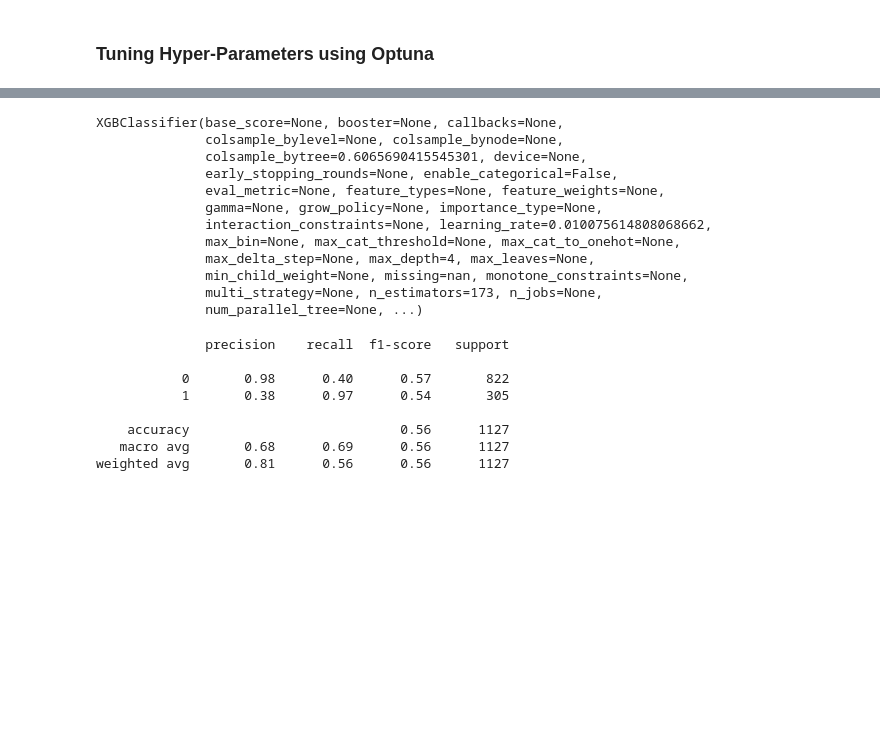
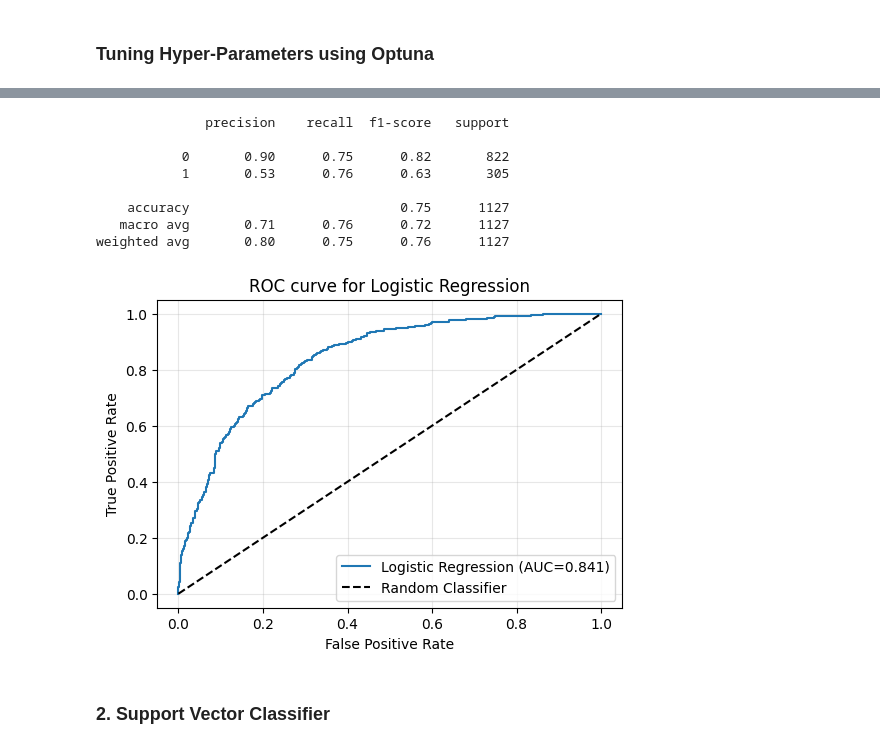
Before and after one commit to ansariafzal-ka/MLOPs-Churn-Prediction, a Jupyter notebook: api/src/notebooks/model_training.ipynb, the cells around one changed output, grey strips where cells are left out. Saved outputs shown, nothing was run; the diff lists cells and outputs as text; code cells hidden in the pictures; blank space fills up the shorter version.

Commit message:
Model Evaluation Completed

```diff
--- a/api/src/notebooks/model_training.ipynb
+++ b/api/src/notebooks/model_training.ipynb
@@ -21,13 +22,10 @@ import optuna
 # %% [markdown]
 ## Configurations
 # %%
-# path for the processed training and testing datasets
+# path for the processed training dataset
 train_data_path = 'C:/Users/ansar/Desktop/Workspace/Personal/MLOPs/Customer Churn Prediction/api/src/notebooks/data/train_processed.csv'
-test_data_path = 'C:/Users/ansar/Desktop/Workspace/Personal/MLOPs/Customer Churn Prediction/api/src/notebooks/data/test_processed.csv'
 
 SPLIT=0.2
 SEED=42
 FOLDS=5
-
-optuna.logging.set_verbosity(optuna.logging.WARNING)
 # %%
@@ -112,29 +147,45 @@ study.optimize(objective, n_trials=50)
 # %%
+# validating the tuned logistic regression model
 best_params = study.best_params
-final_model = XGBClassifier(**best_params, random_state=SEED)
+
+# clean the param names
+if 'l1_ratio_liblinear' in best_params:
+    best_params['l1_ratio'] = best_params.pop('l1_ratio_liblinear')
+
+final_model = LogisticRegression(**best_params, random_state=SEED)
 final_model.fit(X_train_resampled, y_train_resampled)
+
+y_pred = final_model.predict(X_val)
+print(classification_report(y_val, y_pred))
 # %% [output]
-XGBClassifier(base_score=None, booster=None, callbacks=None,
-              colsample_bylevel=None, colsample_bynode=None,
-              colsample_bytree=0.6065690415545301, device=None,
-              early_stopping_rounds=None, enable_categorical=False,
-              eval_metric=None, feature_types=None, feature_weights=None,
-              gamma=None, grow_policy=None, importance_type=None,
-              interaction_constraints=None, learning_rate=0.010075614808068662,
-              max_bin=None, max_cat_threshold=None, max_cat_to_onehot=None,
-              max_delta_step=None, max_depth=4, max_leaves=None,
-              min_child_weight=None, missing=nan, monotone_constraints=None,
-              multi_strategy=None, n_estimators=173, n_jobs=None,
-              num_parallel_tree=None, ...)
+              precision    recall  f1-score   support
+
+           0       0.90      0.75      0.82       822
+           1       0.53      0.76      0.63       305
+
+    accuracy                           0.75      1127
+   macro avg       0.71      0.76      0.72      1127
+weighted avg       0.80      0.75      0.76      1127
-# %%
-y_pred = final_model.predict(X_val)
-print(classification_report(y_val, y_pred))
-# %% [output]
-              precision    recall  f1-score   support
-
-           0       0.98      0.40      0.57       822
-           1       0.38      0.97      0.54       305
-
-    accuracy                           0.56      1127
-   macro avg       0.68      0.69      0.56      1127
-weighted avg       0.81      0.56      0.56      1127
+# %%
+# helper function for plotting ROC curve
+def plot_roc(classifier, fpr, tpr, auc_score):
+    plt.figure(figsize=(6, 4))
+    plt.plot(fpr, tpr, label=f'{classifier} (AUC={auc_score:.3f})')
+    plt.plot([0, 1], [0, 1], 'k--', label='Random Classifier')
+    plt.grid(True, alpha=0.3)
+    plt.xlabel('False Positive Rate')
+    plt.ylabel('True Positive Rate')
+    plt.title(f'ROC curve for {classifier}')
+    plt.legend()
+    plt.show()
+# %%
+# plotting ROC curve
+y_prob = final_model.predict_proba(X_val)[:, 1]
+fpr, tpr, thresholds = roc_curve(y_val, y_prob)
+auc_score = roc_auc_score(y_val, y_prob)
+
+plot_roc('Logistic Regression', fpr, tpr, auc_score)
+# %% [output]
+[figure, added]
+# %% [markdown]
+### 2. Support Vector Classifier
```
Also changed, not shown: parts of 13 cells of this notebook, 5 other files.
